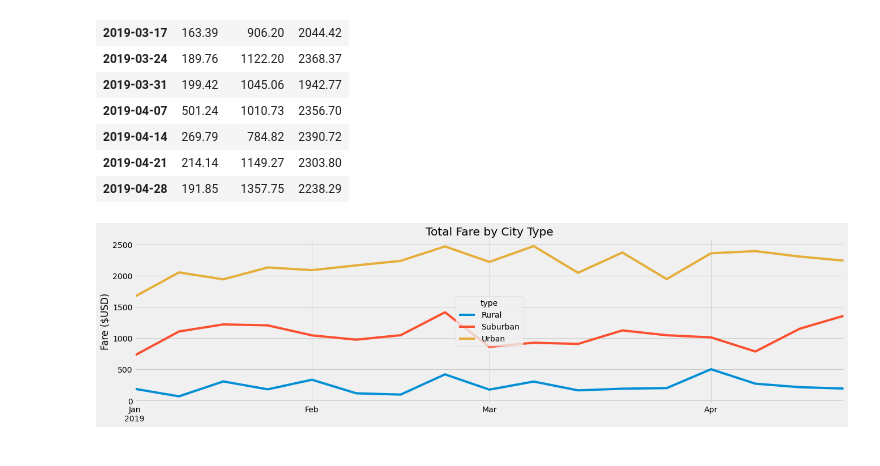
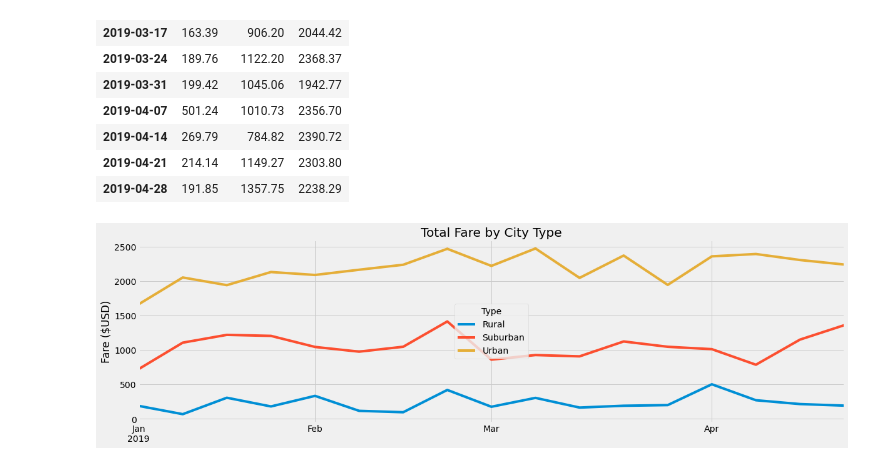
Before and after one commit to ericajini/PyBer_Analysis, a Jupyter notebook: PyBer_Challenge.ipynb, the cells around one changed output. Drawn from its saved outputs; the diff is of its cells as text; code cells hidden in the pictures.

```diff
--- a/PyBer_Challenge.ipynb
+++ b/PyBer_Challenge.ipynb
@@ -260,16 +260,18 @@ fare_specific_dates_df
 # %%
 # 8. Using the object-oriented interface method, plot the resample DataFrame using the df.plot() function.
 
 # Import the style from Matplotlib.
 from matplotlib import style
 # Use the graph style fivethirtyeight.
 style.use('fivethirtyeight')
 
-ax = fare_specific_dates_df.plot(figsize=(20,5),)
+ax = fare_specific_dates_df.plot(figsize=(18,5), label=['Urban', 'Suburban', 'Rural'])
 ax.plot()
 ax.set_title('Total Fare by City Type')
 ax.set_ylabel('Fare ($USD)')
-ax.set_xlabel('')
+ax.set_xlabel('') # would think to add month but didn't see it in the example
+ax.legend(title='Type')
+
 plt.savefig('analysis/Pyber_fare_summary.png')
 # %% [output]
-[figure, old version]
+[figure, new version]
```
Also changed, not shown: 4 other files.
